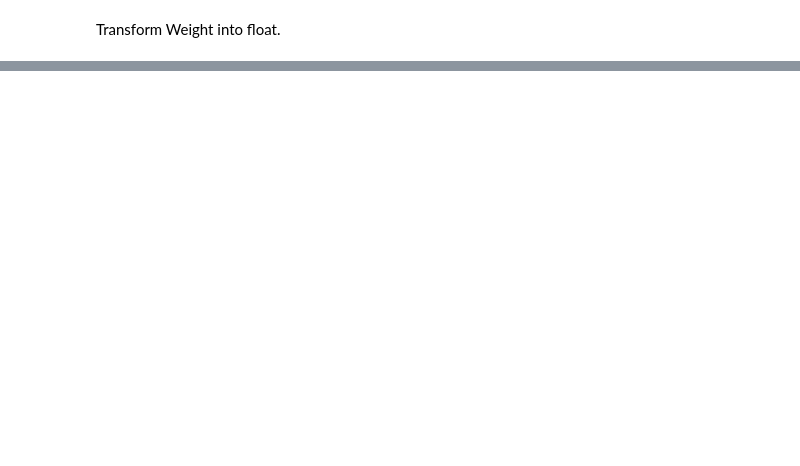
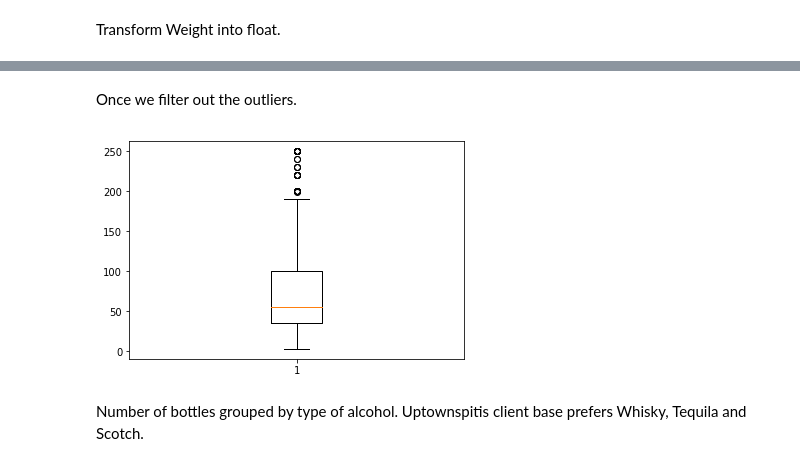
Before and after one commit to Mirkoforgi/Data-Processing-in-Python_project, a Jupyter notebook: Project.ipynb, the cells around one changed output, grey strips where cells are left out. Saved outputs shown, nothing was run; the diff lists cells and outputs as text; code cells hidden in the pictures; blank space fills up the shorter version.

```diff
--- a/Project.ipynb
+++ b/Project.ipynb
@@ -226,0 +275,13 @@ import seaborn as sns
+# %% [markdown]
+Once we filter out the outliers.
+# %%
+price = clean_data['Discount_price']
+wo_out = price[price < 250]
+
+plt.boxplot(wo_out)
+plt.xlabel = ('Price')
+plt.show()
+# %% [output]
+[figure, added]
+# %% [markdown]
+Number of bottles grouped by type of alcohol. Uptownspitis client base prefers Whisky, Tequila and Scotch.
```
Also changed, not shown: parts of 67 cells of this notebook.
